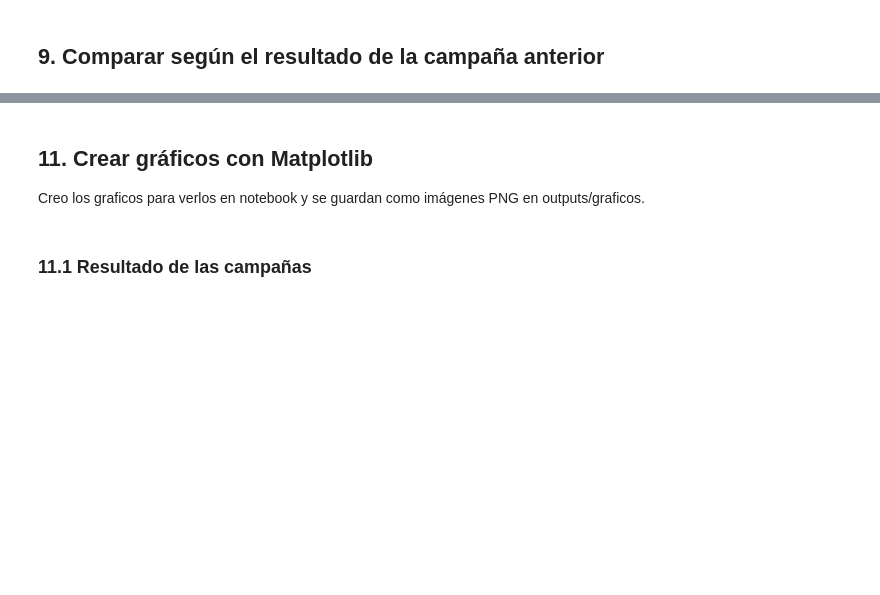
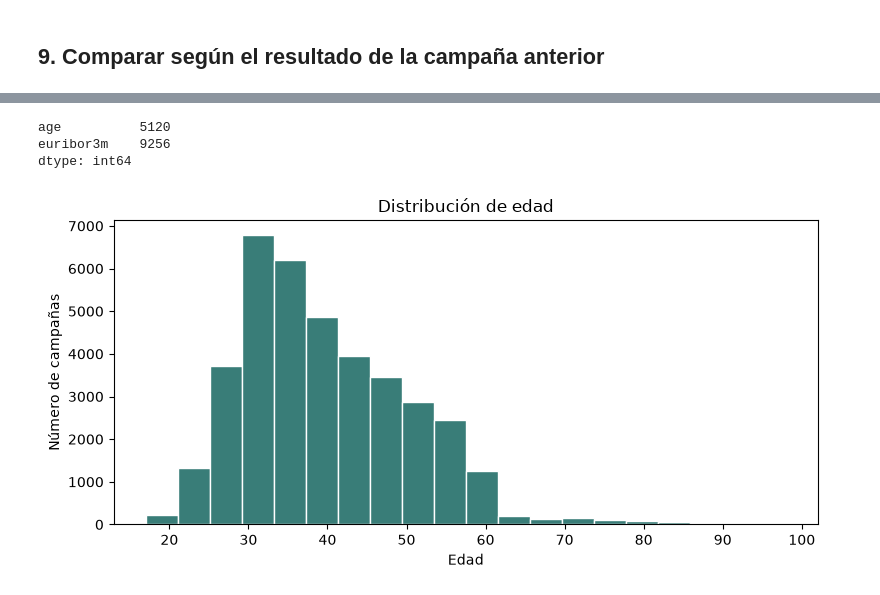
Before and after one commit to calucaes/DataProject_PythonForData, a Jupyter notebook: notebooks/analisis_eda_paso_a_paso.ipynb, the cells around one changed output, grey strips where cells are left out. Cells and saved outputs as stored; diff of their text form; code cells hidden in the pictures; blank space fills up the shorter version.

Commit message:
Update executed EDA notebook

```diff
--- a/notebooks/analisis_eda_paso_a_paso.ipynb
+++ b/notebooks/analisis_eda_paso_a_paso.ipynb
@@ -46,5 +122,5 @@ quito la columna de índice exportada y convierto las cuatro columnas con coma d
 # %%
-campaigns = campaigns_raw
+campaigns = campaigns_raw.copy()
 
 unnamed_columns = []
 for column in campaigns.columns:
@@ -57,5 +133,19 @@ decimal_columns = ["cons.price.idx", "cons.conf.idx", "euribor3m", "nr.employed"
 for column in decimal_columns:
     campaigns[column] = campaigns[column].str.replace(",", ".").astype(float)
 
+# Los nombres de los meses vienen en español; se traducen para convertir la fecha.
+month_translation = {
+    "enero": "January", "febrero": "February", "marzo": "March",
+    "abril": "April", "mayo": "May", "junio": "June",
+    "julio": "July", "agosto": "August", "septiembre": "September",
+    "octubre": "October", "noviembre": "November", "diciembre": "December"
+}
+date_parts = campaigns["date"].str.split("-")
+english_dates = date_parts.str[0] + "-" + date_parts.str[1].str.lower().replace(month_translation) + "-" + date_parts.str[2]
+campaigns["date"] = pd.to_datetime(english_dates, format="%d-%B-%Y", errors="coerce")
+campaigns["contact_month"] = campaigns["date"].dt.month
+campaigns["contact_year"] = campaigns["date"].dt.year
+
 print("Tamaño después de quitar el índice:", campaigns.shape)
+print("Fechas no convertidas o ausentes:", campaigns["date"].isnull().sum())
 campaigns.head()
@@ -128,6 +292,10 @@ visits_summary
-# %% [markdown]
-## 11. Crear gráficos con Matplotlib
-
-Creo los graficos para verlos en notebook y se guardan como imágenes PNG en outputs/graficos.
+# %%
+# Revisar los ausentes de edad y euribor3m sin imputarlos
+missing_summary = campaigns[["age", "euribor3m"]].isnull().sum()
+missing_summary
+# %% [output]
+age          5120
+euribor3m    9256
+dtype: int64
 # %%
 import matplotlib.pyplot as plt
@@ -140,2 +302,12 @@ target_summary
-# %% [markdown]
-### 11.1 Resultado de las campañas
+# %%
+# Histograma de edad: ignora automáticamente los valores ausentes
+plt.figure(figsize=(8, 4))
+plt.hist(campaigns["age"].dropna(), bins=20, color="#397d78", edgecolor="white")
+plt.title("Distribución de edad")
+plt.xlabel("Edad")
+plt.ylabel("Número de campañas")
+plt.tight_layout()
+plt.savefig(os.path.join(CHARTS, "05_distribucion_edad.png"))
+plt.show()
+# %% [output]
+[figure, added]
```
Also changed, not shown: parts of 64 cells of this notebook.
